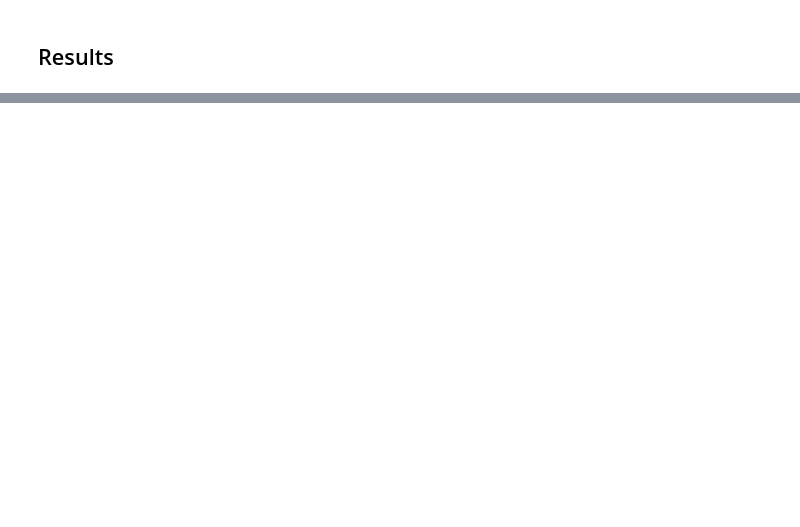
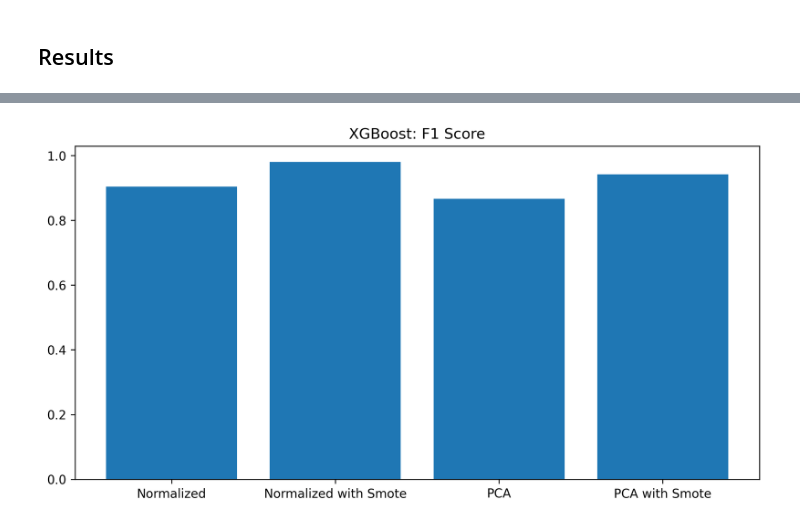
Before and after one commit to MATF-istrazivanje-podataka-1/2023_Data_Mining_Breast_cancer_Dataset, a Jupyter notebook: models/classification/xgboost.ipynb, the cells around one changed output, grey strips where cells are left out. Saved outputs shown, nothing was run; the diff lists cells and outputs as text; code cells hidden in the pictures; blank space fills up the shorter version.

```diff
--- a/models/classification/xgboost.ipynb
+++ b/models/classification/xgboost.ipynb
@@ -47,0 +120,17 @@ Accuracy of pca dataset:  0.16129032258064516
+# %%
+# Plot F1 score
+
+plt.figure(figsize=(10, 5), dpi=300)
+plt.bar(
+    ['Normalized', 'Normalized with Smote', 'PCA', 'PCA with Smote'],
+    [
+        f1_score(norm_pred, norm_real, average='weighted'),
+        f1_score(norm_res_pred, norm_res_real, average='weighted'),
+        f1_score(pca_pred, norm_real, average='weighted'),
+        f1_score(pca_res_pred, pca_res_real, average='weighted')
+    ]
+)
+plt.title('XGBoost: F1 Score')
+plt.show()
+# %% [output]
+[figure, added]
```
Also changed, not shown: parts of 16 cells of this notebook, 3 other files.
